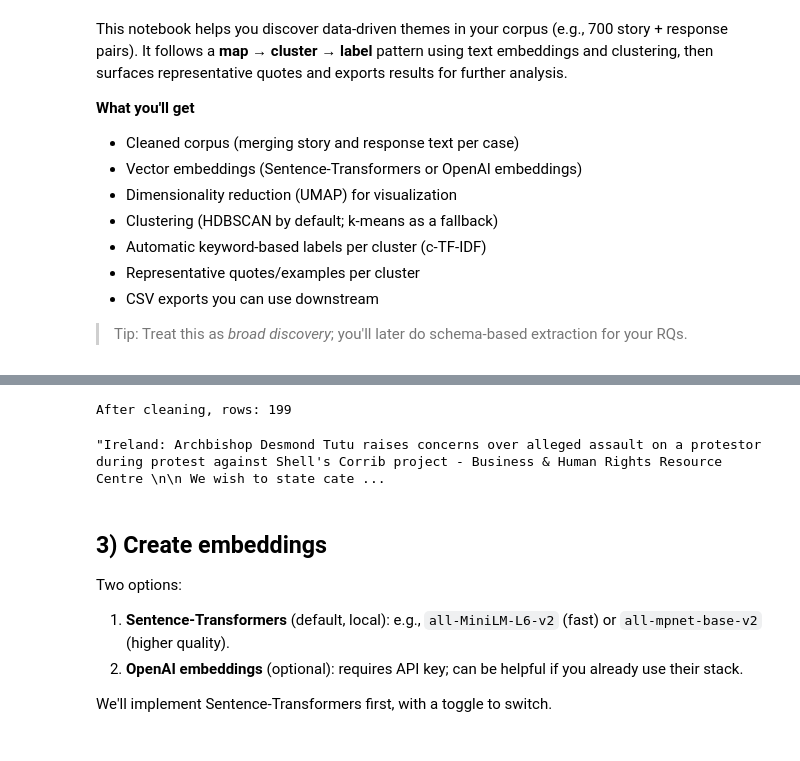
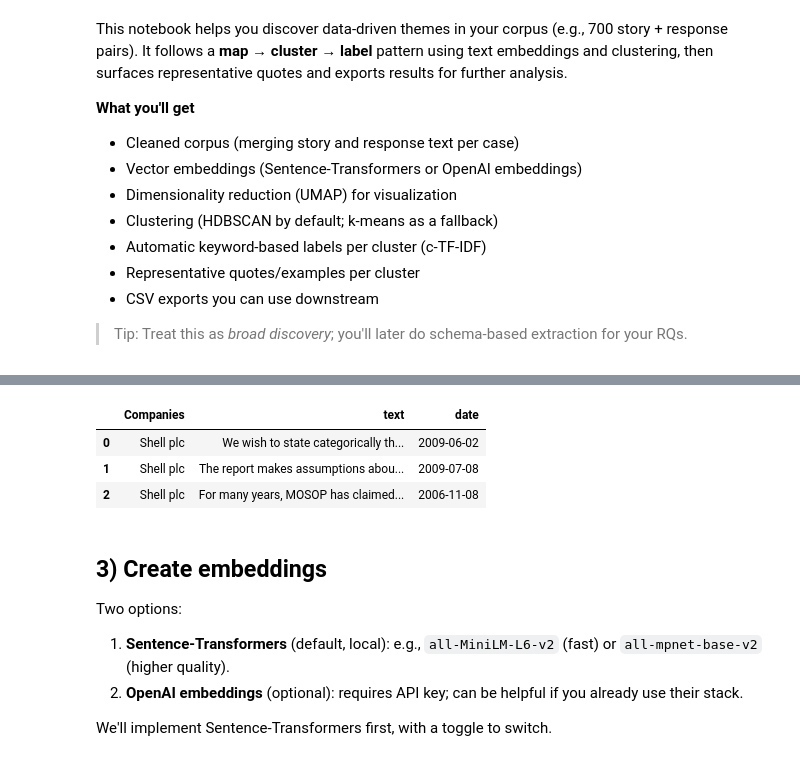
Before and after one commit to BeatPepeScherrer/snf-project3, a Jupyter notebook: unsupervised_theme_discovery.ipynb, the cells around one changed output, grey strips where cells are left out. Cells and saved outputs as stored; diff of their text form; code cells hidden in the pictures.

```diff
--- a/unsupervised_theme_discovery.ipynb
+++ b/unsupervised_theme_discovery.ipynb
@@ -77,50 +18,14 @@ We also add a short `doc_id` for traceability in later exports.
-# %%
-import unicodedata
-
-def normalize_text(s):
-    if not isinstance(s, str):
-        return ""
-    s = unicodedata.normalize("NFKC", s)
-    s = re.sub(r"\s+", " ", s).strip()
-    return s
-
-# Build a combined text field
-def combine_text(row, cols):
-    parts = [normalize_text(row.get(c, "")) for c in cols if c in row]
-    return " \n\n ".join([p for p in parts if p])
-
-df["text"] = df.apply(lambda r: combine_text(r, TEXT_COLUMNS), axis=1)
-
-# Create a doc_id for traceability
-if ID_COL and ID_COL in df.columns:
-    df["doc_id"] = df[ID_COL].astype(str)
-else:
-    df["doc_id"] = [f"doc_{i:04d}" for i in range(len(df))]
-
-# Parse Backdate if present (day.month.year common format)
-def parse_backdate(x):
-    if pd.isna(x):
-        return pd.NaT
-    x = str(x).strip()
-    for fmt in ("%d.%m.%Y", "%Y-%m-%d", "%d/%m/%Y", "%m/%d/%Y"):
-        try:
-            return datetime.strptime(x, fmt).date()
-        except:
-            pass
-    return pd.NaT
-
-if "Backdate" in df.columns:
-    df["date"] = df["Backdate"].apply(parse_backdate)
-else:
-    df["date"] = pd.NaT
-
-# Filter empty texts
-df = df[df["text"].str.len() > 0].reset_index(drop=True)
-print("After cleaning, rows:", len(df))
-df[["doc_id", "Companies", "Company Sectors", "Countries", "text", "date"]].head(3)
-# %% [output]
-After cleaning, rows: 199
-"Ireland: Archbishop Desmond Tutu raises concerns over alleged assault on a protestor during protest against Shell's Corrib project - Business & Human Rights Resource Centre \n\n We wish to state cate ...
+# %%
+# Read in data
+import pandas as pd
+
+df = pd.read_csv("C:/Users/bscherrer/Documents/snf-project3/data/prepared_df.csv")  # Replace with your actual file path
+df[["Companies", "text", "date"]].head(3)
+# %% [output]
+|  | Companies | text | date |
+| 0 | Shell plc | We wish to state categorically th... | 2009-06-02 |
+| 1 | Shell plc | The report makes assumptions abou... | 2009-07-08 |
+| 2 | Shell plc | For many years, MOSOP has claimed... | 2006-11-08 |
 # %% [markdown]
 ## 3) Create embeddings
 
```
Also changed, not shown: parts of 18 cells of this notebook.
